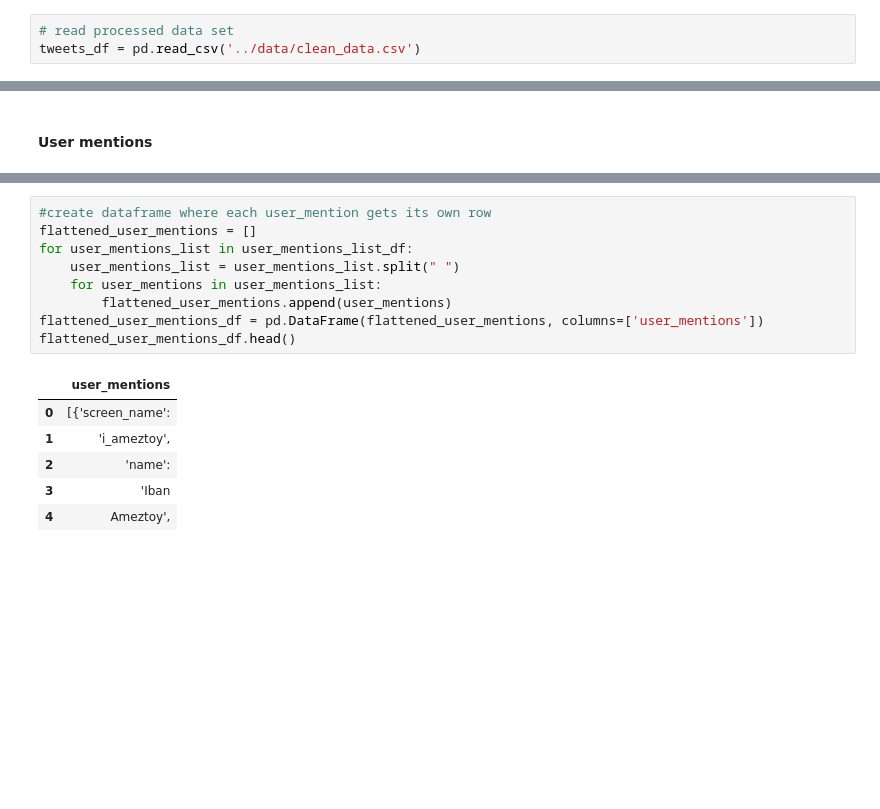
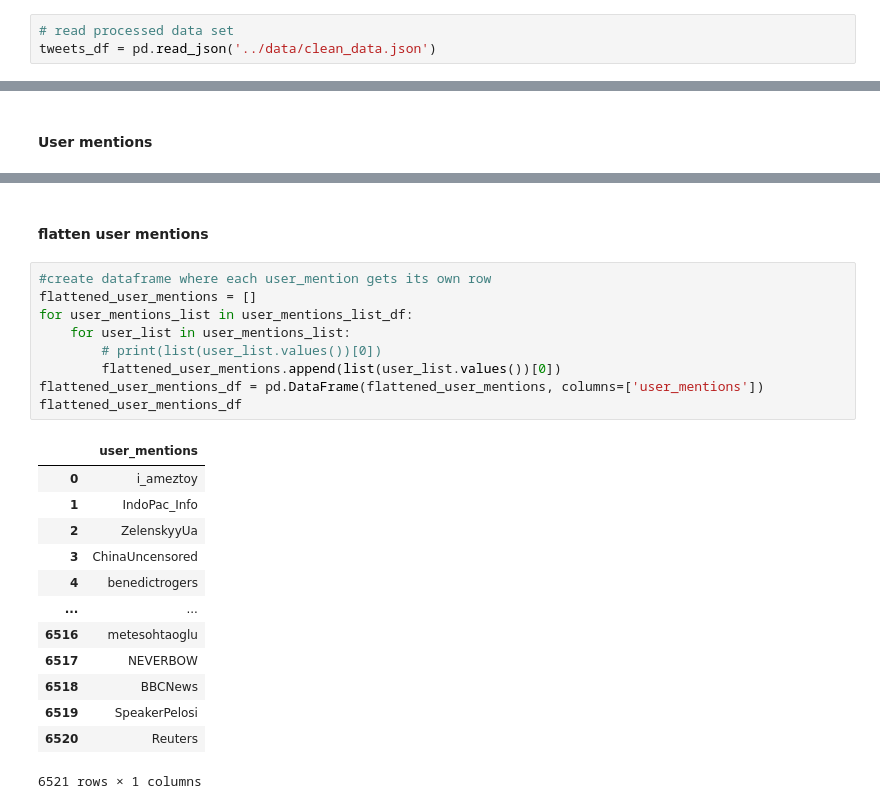
Before and after one commit to Fisseha-Estifanos/Twitter-Data-Analysis, a Jupyter notebook: notebooks/EDA.ipynb, the cells around one changed output, grey strips where cells are left out. Cells and saved outputs as stored; diff of their text form; blank space fills up the shorter version.

```diff
--- a/notebooks/EDA.ipynb
+++ b/notebooks/EDA.ipynb
@@ -16,4 +16,4 @@ from extract_dataframe import TweetDfExtractor
 from clean_tweets_dataframe import Clean_Tweets
 # %%
 # read processed data set
-tweets_df = pd.read_csv('../data/clean_data.csv')
+tweets_df = pd.read_json('../data/clean_data.json')
@@ -403,20 +412,29 @@ user_mentions_list_df
 Name: user_mentions, Length: 7440, dtype: object
+# %% [markdown]
+#### flatten user mentions
 # %%
 #create dataframe where each user_mention gets its own row
 flattened_user_mentions = []
 for user_mentions_list in user_mentions_list_df:
-    user_mentions_list = user_mentions_list.split(" ")
-    for user_mentions in user_mentions_list:
-        flattened_user_mentions.append(user_mentions)
+    for user_list in user_mentions_list:
+        # print(list(user_list.values())[0])
+        flattened_user_mentions.append(list(user_list.values())[0])
 flattened_user_mentions_df = pd.DataFrame(flattened_user_mentions, columns=['user_mentions'])
-flattened_user_mentions_df.head()
+flattened_user_mentions_df
 # %% [output]
 |  | user_mentions |
-| 0 | [{'screen_name': |
-| 1 | 'i_ameztoy', |
-| 2 | 'name': |
-| 3 | 'Iban |
-| 4 | Ameztoy', |
+| 0 | i_ameztoy |
+| 1 | IndoPac_Info |
+| 2 | ZelenskyyUa |
+| 3 | ChinaUncensored |
+| 4 | benedictrogers |
+| ... | ... |
+| 6516 | metesohtaoglu |
+| 6517 | NEVERBOW |
+| 6518 | BBCNews |
+| 6519 | SpeakerPelosi |
+| 6520 | Reuters |
+6521 rows × 1 columns
 # %%
 flattened_user_mentions_df.value_counts()
 # %% [output]
```
Also changed, not shown: parts of 15 cells of this notebook.
